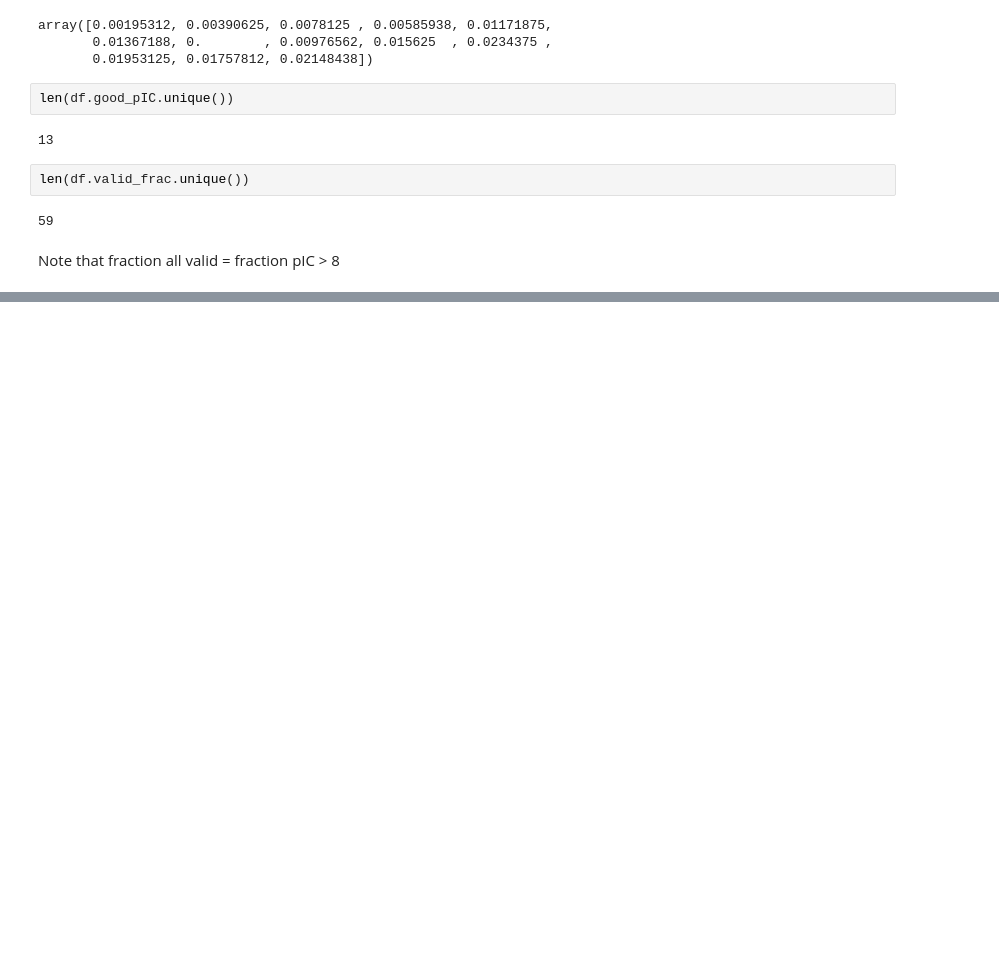
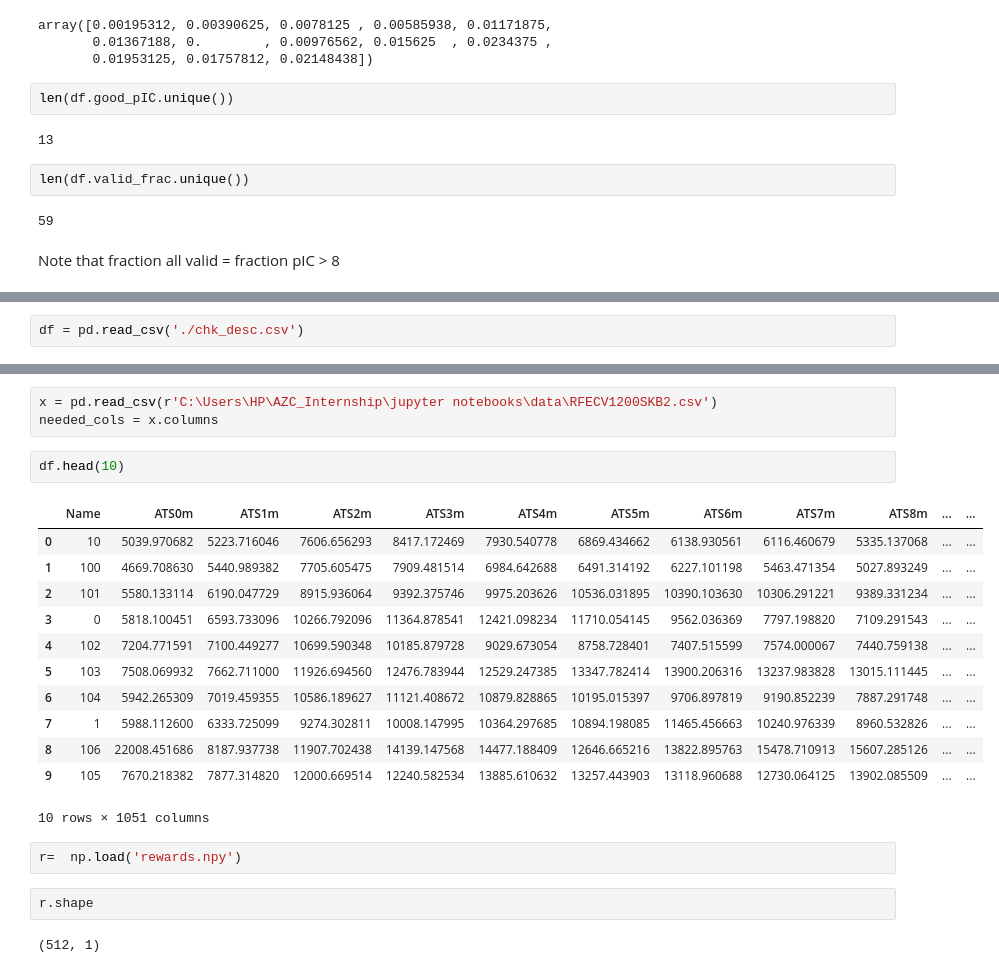
Before and after one commit to mew-two-github/de-Novo-drug-Design, a Jupyter notebook: 3.6/FMPO-Visualising the outputs.ipynb, the cells around one changed output, grey strips where cells are left out. Drawn from its saved outputs; the diff is of its cells as text; blank space fills up the shorter version.

```diff
--- a/3.6/FMPO-Visualising the outputs.ipynb
+++ b/3.6/FMPO-Visualising the outputs.ipynb
@@ -979,0 +992,2 @@ from rewards import get_padel
+# %%
+df = pd.read_csv('./chk_desc.csv')
@@ -979,0 +1031,24 @@ from rewards import get_padel
+# %%
+x = pd.read_csv(r'C:\Users\HP\AZC_Internship\jupyter notebooks\data\RFECV1200SKB2.csv')
+needed_cols = x.columns
+# %%
+df.head(10)
+# %% [output]
+|  | Name | ATS0m | ATS1m | ATS2m | ATS3m | ATS4m | ATS5m | ATS6m | ATS7m | ATS8m | ... | ... |
+| 0 | 10 | 5039.970682 | 5223.716046 | 7606.656293 | 8417.172469 | 7930.540778 | 6869.434662 | 6138.930561 | 6116.460679 | 5335.137068 | ... | ... |
+| 1 | 100 | 4669.708630 | 5440.989382 | 7705.605475 | 7909.481514 | 6984.642688 | 6491.314192 | 6227.101198 | 5463.471354 | 5027.893249 | ... | ... |
+| 2 | 101 | 5580.133114 | 6190.047729 | 8915.936064 | 9392.375746 | 9975.203626 | 10536.031895 | 10390.103630 | 10306.291221 | 9389.331234 | ... | ... |
+| 3 | 0 | 5818.100451 | 6593.733096 | 10266.792096 | 11364.878541 | 12421.098234 | 11710.054145 | 9562.036369 | 7797.198820 | 7109.291543 | ... | ... |
+| 4 | 102 | 7204.771591 | 7100.449277 | 10699.590348 | 10185.879728 | 9029.673054 | 8758.728401 | 7407.515599 | 7574.000067 | 7440.759138 | ... | ... |
+| 5 | 103 | 7508.069932 | 7662.711000 | 11926.694560 | 12476.783944 | 12529.247385 | 13347.782414 | 13900.206316 | 13237.983828 | 13015.111445 | ... | ... |
+| 6 | 104 | 5942.265309 | 7019.459355 | 10586.189627 | 11121.408672 | 10879.828865 | 10195.015397 | 9706.897819 | 9190.852239 | 7887.291748 | ... | ... |
+| 7 | 1 | 5988.112600 | 6333.725099 | 9274.302811 | 10008.147995 | 10364.297685 | 10894.198085 | 11465.456663 | 10240.976339 | 8960.532826 | ... | ... |
+| 8 | 106 | 22008.451686 | 8187.937738 | 11907.702438 | 14139.147568 | 14477.188409 | 12646.665216 | 13822.895763 | 15478.710913 | 15607.285126 | ... | ... |
+| 9 | 105 | 7670.218382 | 7877.314820 | 12000.669514 | 12240.582534 | 13885.610632 | 13257.443903 | 13118.960688 | 12730.064125 | 13902.085509 | ... | ... |
+10 rows × 1051 columns
+# %%
+r=  np.load('rewards.npy')
+# %%
+r.shape
+# %% [output]
+(512, 1)
```
Also changed, not shown: parts of 12 cells of this notebook, 42 other files.
